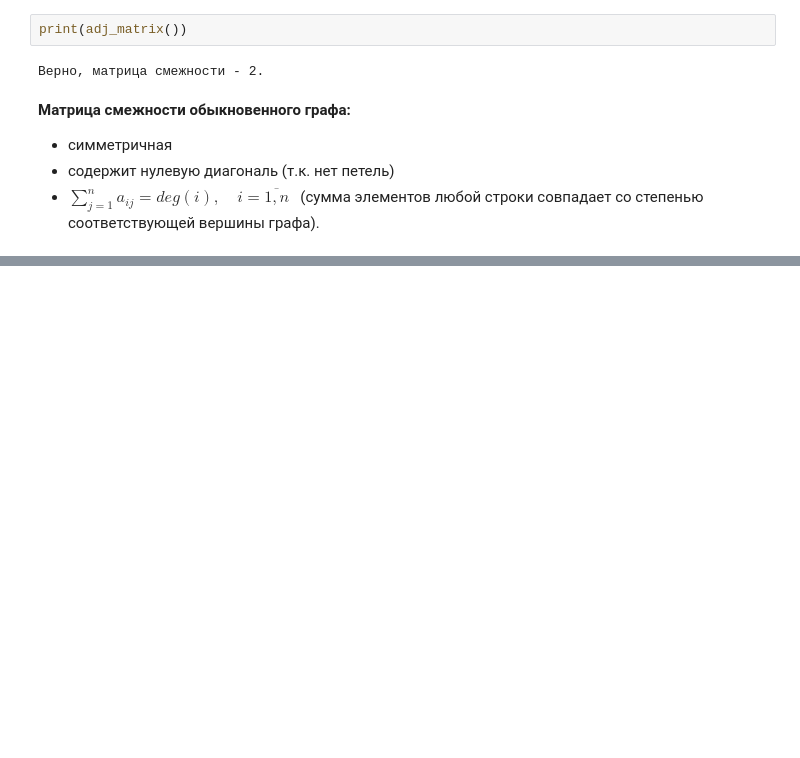
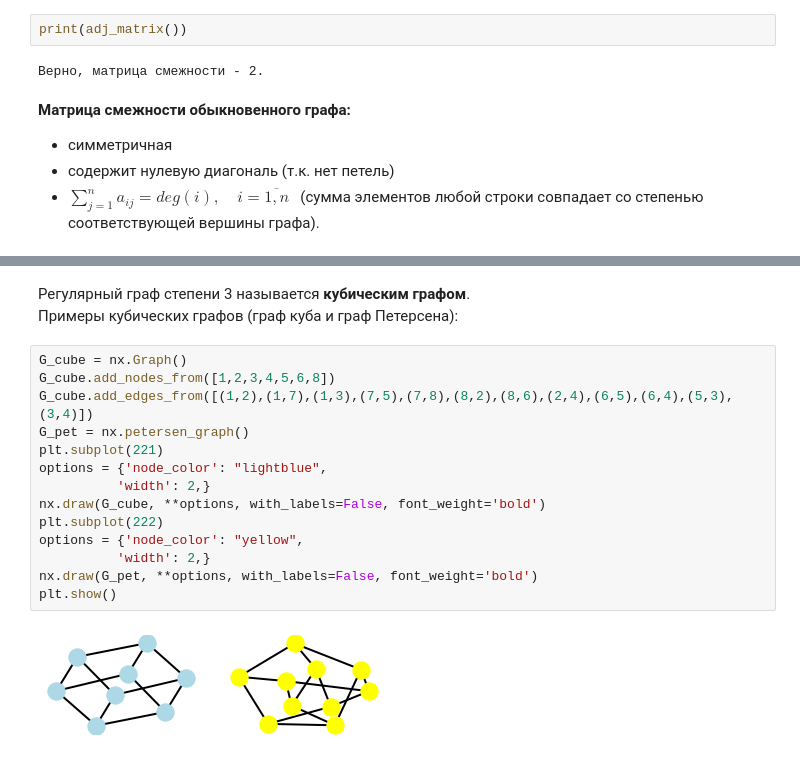
Before and after one commit to Oxanette/interactive_atg, a Jupyter notebook: Interactive_Tutorial_Chernykh.ipynb, the cells around one changed output, grey strips where cells are left out. Saved outputs shown, nothing was run; the diff lists cells and outputs as text; blank space fills up the shorter version.

```diff
--- a/Interactive_Tutorial_Chernykh.ipynb
+++ b/Interactive_Tutorial_Chernykh.ipynb
@@ -192,0 +288,19 @@ $b_{ij} = \displaystyle\sum_{s=1}^nc_{is}\cdot a_{sj}$, где $c_{is} > 0$ и $
+# %% [markdown]
+Регулярный граф степени 3 называется **кубическим графом**.<br>
+Примеры кубических графов (граф куба и граф Петерсена):
+# %%
+G_cube = nx.Graph()
+G_cube.add_nodes_from([1,2,3,4,5,6,8])
+G_cube.add_edges_from([(1,2),(1,7),(1,3),(7,5),(7,8),(8,2),(8,6),(2,4),(6,5),(6,4),(5,3),(3,4)])
+G_pet = nx.petersen_graph()
+plt.subplot(221)
+options = {'node_color': "lightblue",
+          'width': 2,}
+nx.draw(G_cube, **options, with_labels=False, font_weight='bold')
+plt.subplot(222)
+options = {'node_color': "yellow",
+          'width': 2,}
+nx.draw(G_pet, **options, with_labels=False, font_weight='bold')
+plt.show()
+# %% [output]
+[figure, added]
```
Also changed, not shown: parts of 10 cells of this notebook.
